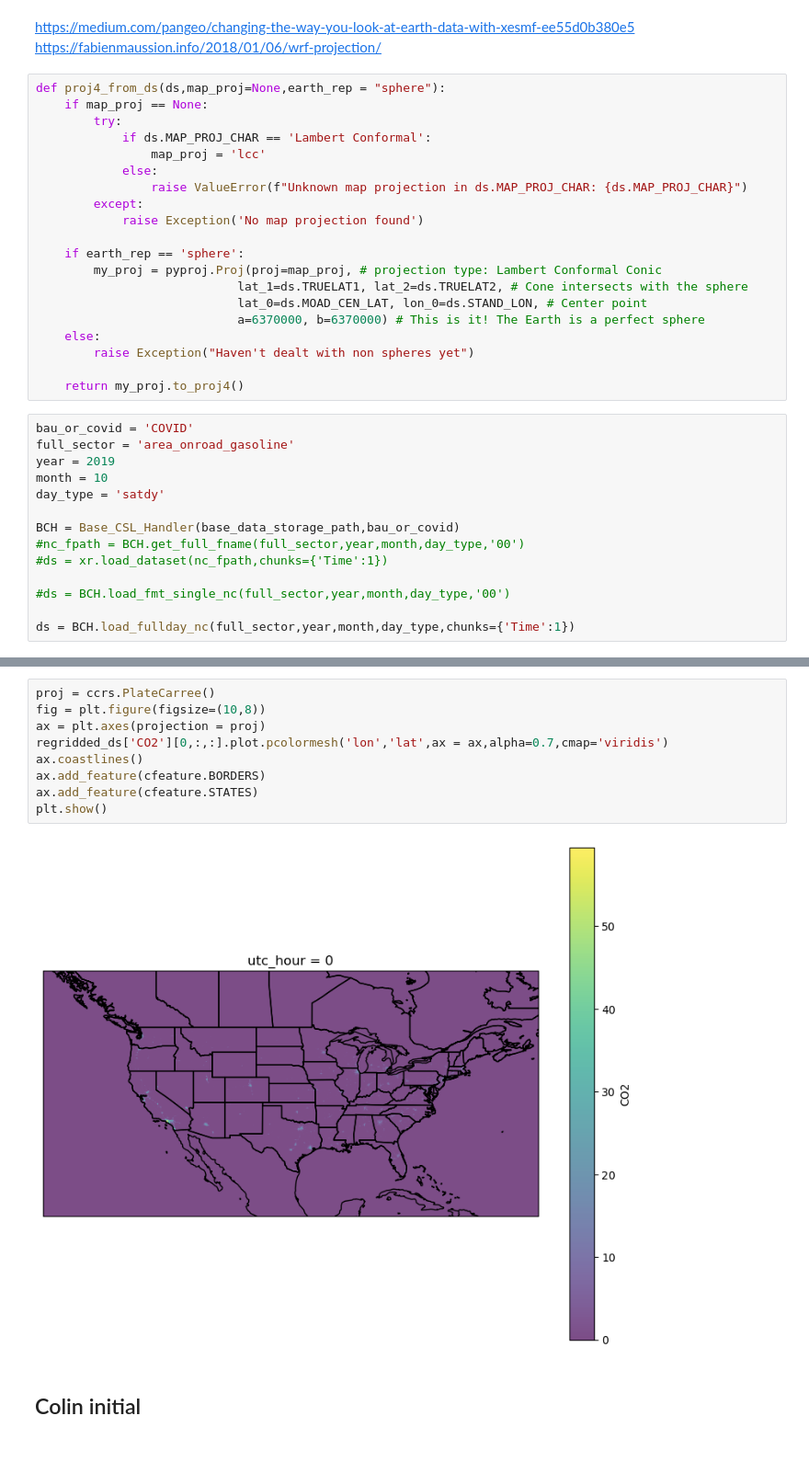
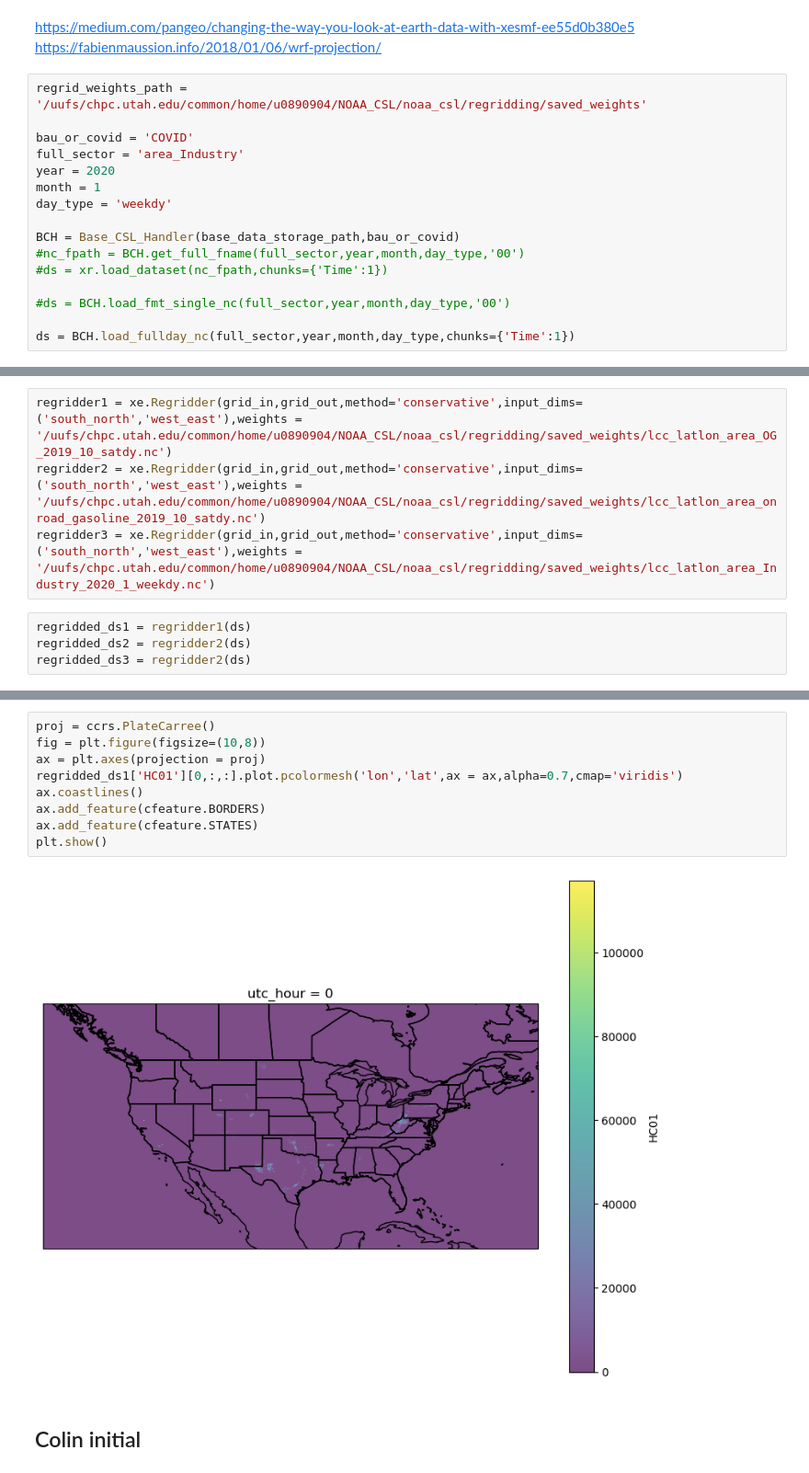
Before and after one commit to agmeyer4/noaa_csl, a Jupyter notebook: noaa_csl_dev.ipynb, the cells around one changed output, grey strips where cells are left out. Shown: that part at 92% size. Drawn from its saved outputs; the diff is of its cells as text.

Commit message:
regridding class

```diff
--- a/noaa_csl_dev.ipynb
+++ b/noaa_csl_dev.ipynb
@@ -160,32 +189,14 @@ plt.show()
 # %% [markdown]
 https://medium.com/pangeo/changing-the-way-you-look-at-earth-data-with-xesmf-ee55d0b380e5
 https://fabienmaussion.info/2018/01/06/wrf-projection/
-# %%
-def proj4_from_ds(ds,map_proj=None,earth_rep = "sphere"):
-    if map_proj == None:
-        try:
-            if ds.MAP_PROJ_CHAR == 'Lambert Conformal':
-                map_proj = 'lcc'
-            else:
-                raise ValueError(f"Unknown map projection in ds.MAP_PROJ_CHAR: {ds.MAP_PROJ_CHAR}")
-        except:
-            raise Exception('No map projection found')
-
-    if earth_rep == 'sphere':
-        my_proj = pyproj.Proj(proj=map_proj, # projection type: Lambert Conformal Conic
-                            lat_1=ds.TRUELAT1, lat_2=ds.TRUELAT2, # Cone intersects with the sphere
-                            lat_0=ds.MOAD_CEN_LAT, lon_0=ds.STAND_LON, # Center point
-                            a=6370000, b=6370000) # This is it! The Earth is a perfect sphere
-    else:
-        raise Exception("Haven't dealt with non spheres yet")
-
-    return my_proj.to_proj4()
 # %%
+regrid_weights_path = '/uufs/chpc.utah.edu/common/home/u0890904/NOAA_CSL/noaa_csl/regridding/saved_weights'
+
 bau_or_covid = 'COVID'
-full_sector = 'area_onroad_gasoline'
-year = 2019
-month = 10
-day_type = 'satdy'
+full_sector = 'area_Industry'
+year = 2020
+month = 1
+day_type = 'weekdy'
 
 BCH = Base_CSL_Handler(base_data_storage_path,bau_or_covid)
 #nc_fpath = BCH.get_full_fname(full_sector,year,month,day_type,'00')
@@ -233,0 +375,8 @@ regridded_ds = regridder(ds)
+# %%
+regridder1 = xe.Regridder(grid_in,grid_out,method='conservative',input_dims=('south_north','west_east'),weights = '/uufs/chpc.utah.edu/common/home/u0890904/NOAA_CSL/noaa_csl/regridding/saved_weights/lcc_latlon_area_OG_2019_10_satdy.nc')
+regridder2 = xe.Regridder(grid_in,grid_out,method='conservative',input_dims=('south_north','west_east'),weights = '/uufs/chpc.utah.edu/common/home/u0890904/NOAA_CSL/noaa_csl/regridding/saved_weights/lcc_latlon_area_onroad_gasoline_2019_10_satdy.nc')
+regridder3 = xe.Regridder(grid_in,grid_out,method='conservative',input_dims=('south_north','west_east'),weights = '/uufs/chpc.utah.edu/common/home/u0890904/NOAA_CSL/noaa_csl/regridding/saved_weights/lcc_latlon_area_Industry_2020_1_weekdy.nc')
+# %%
+regridded_ds1 = regridder1(ds)
+regridded_ds2 = regridder2(ds)
+regridded_ds3 = regridder2(ds)
@@ -234,14 +407,14 @@ regridded_ds = regridder(ds)
 # %%
 proj = ccrs.PlateCarree()
 fig = plt.figure(figsize=(10,8))
 ax = plt.axes(projection = proj)
-regridded_ds['CO2'][0,:,:].plot.pcolormesh('lon','lat',ax = ax,alpha=0.7,cmap='viridis')
+regridded_ds1['HC01'][0,:,:].plot.pcolormesh('lon','lat',ax = ax,alpha=0.7,cmap='viridis')
 ax.coastlines()
 ax.add_feature(cfeature.BORDERS)
 ax.add_feature(cfeature.STATES)
 plt.show()
 # %% [output]
-[figure, old version]
+[figure, new version]
 # %% [markdown]
 ## Colin initial
 # %%
```
Also changed, not shown: parts of 10 cells of this notebook, 4 other files.
